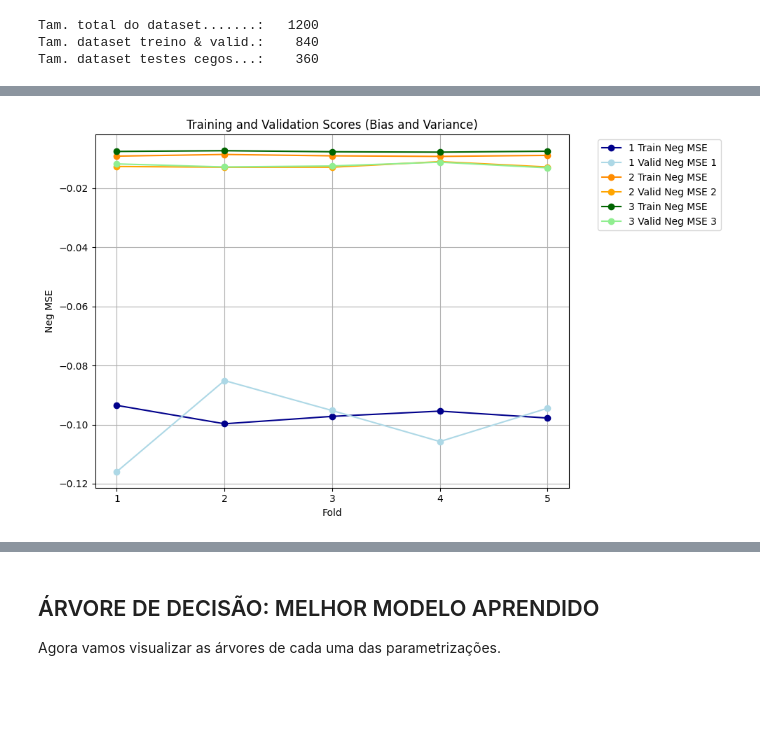
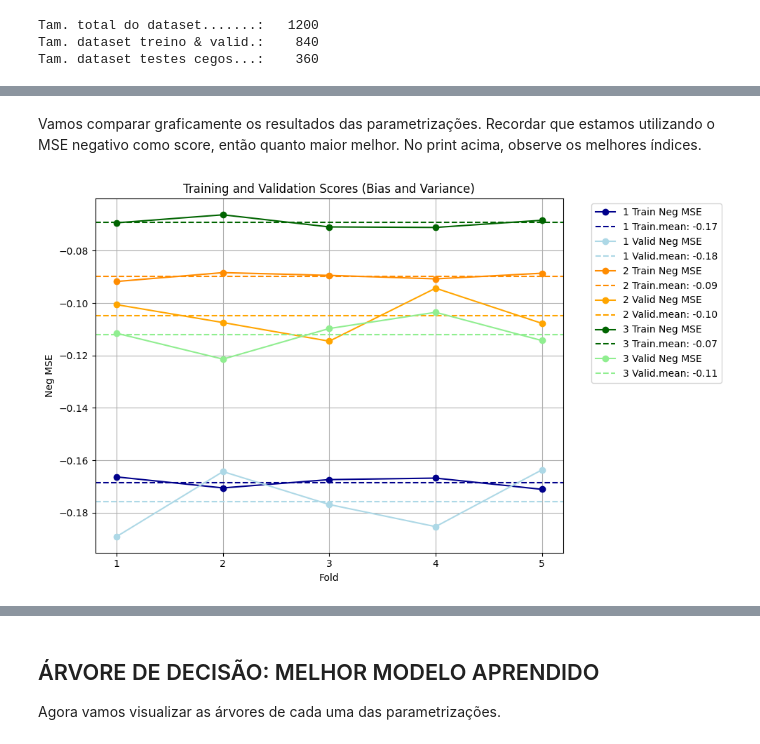
Before and after one commit to tacla/Sistemas-Inteligentes, a Jupyter notebook: CART/Regressor_Valid_Cruzada_CART.ipynb, the cells around one changed output, grey strips where cells are left out. Cells and saved outputs as stored; diff of their text form; code cells hidden in the pictures; blank space fills up the shorter version.

```diff
--- a/CART/Regressor_Valid_Cruzada_CART.ipynb
+++ b/CART/Regressor_Valid_Cruzada_CART.ipynb
@@ -23,9 +23,9 @@ import numpy as np
 import matplotlib.pyplot as plt
 
 # Gerar uma senoide
-np.random.seed(42)  # For reproducibility
-N_SAMPLES = 1200    # Number of samples
-NOISE = 0.1         # ruido
+np.random.seed(42)  # para reproduzir sempre o mesmo resultado
+N_SAMPLES = 1200    # número de amostras
+NOISE = 0.3         # ruido
 
 # X vem de uma distribuição uniforme
 X = np.random.uniform(0, 1, N_SAMPLES)
@@ -35,12 +35,15 @@ def true_fun(X):
     return np.sin(2 * np.pi * X)
 
 # Ruido: normal(mean, std_dev, samples)
-noise = np.random.normal(0, NOISE, N_SAMPLES).reshape(-1, 1)
+# noise = np.random.normal(0, NOISE, N_SAMPLES).reshape(-1, 1)
+noise = np.random.normal(0, NOISE, N_SAMPLES)
 
 # Valores de y sem ruido
 y = true_fun(X)
 
-y_noisy = y + noise.flatten()
+# flatten transfroma noise em uma estrutura unidimensional
+# y_noisy = y + noise.flatten()
+y_noisy = y + noise
 # %% [markdown]
 **(2) Plotar a função verdadeira**
 
@@ -80,12 +83,15 @@ Documentação: [train_test_split](https://scikit-learn.org/stable/modules/gener
 # %%
 from sklearn.model_selection import train_test_split
 ## Dividir o dataset em treinamento/validação e teste
-X_train, X_test, y_train, y_test = train_test_split(X, y_noisy, test_size=0.3, shuffle=True)
+X_train, X_blind_test, y_train, y_blind_test = train_test_split(X, y_noisy, test_size=0.3, shuffle=True)
 
 #\t{value}>4 tabulação a direita (reserva 4 algarismos)
 print(f"Tam. total do dataset.......:\t{len(X):>4}")
 print(f"Tam. dataset treino & valid.:\t{len(X_train):>4}")
-print(f"Tam. dataset testes cegos...:\t{len(X_test):>4}")
+print(f"Tam. dataset testes cegos...:\t{len(X_blind_test):>4}")
+
+# os dados de treinamento (as entradas X) devem estar no formato
+# []
 # %% [output]
 Tam. total do dataset.......:   1200
 Tam. dataset treino & valid.:    840
@@ -123,11 +131,11 @@ from sklearn.model_selection import cross_validate
 # Parametros
 k_folds = 5
 num_params = 3          # num de parametrizacoes a treinar
-max_depth=[2, 14, 16]
+max_depth=[2, 4, 16]
 min_samples_leaf=[0.25, 0.02, 0.01]
 
 # Vars para salvar os modelos e resultados
-best_model=[]   # armazenar o melhor modelo da 1a. e da 2a. parametrização
+best_model=[]   # armazenar o melhor modelo de cada parametrização
 model=[]        # todos os modelos de cada parametrização
 train_scores=[]
 vld_scores=[]
@@ -138,7 +146,7 @@ mse=[]
 for i in range(num_params):
   dt = DecisionTreeRegressor(max_depth=max_depth[i], min_samples_leaf=min_samples_leaf[i], random_state=42)
 
-  # cross_validate faz fit e retorna para cada fold o modelo aprendido,
+  # cross_validate faz fit (treinamento) e retorna um modelo aprendido por fold,
   # o score de treino e o de validação (ver mais abaixo)
   cv_results = cross_validate(
       dt,
@@ -148,20 +156,20 @@ for i in range(num_params):
       scoring='neg_mean_squared_error', # scikit usa negativo para manter o padrao de quanto mais alto o score, melhor o estimador
                                         # Neste caso, quanto maior o MSE (negativo), melhor será porque mede o erro.
       return_train_score=True,  # Include training scores
-      return_estimator=True    # Include trained models
+      return_estimator=True     # Include trained models
   )
 
-  # MSE de treino e validação
+  # MSE de treino e validação (erro quadrático médio, mean squared error)
   train_scores.append(cv_results['train_score'])
   vld_scores.append(cv_results['test_score'])
 
-  # Diferença absluta do MSE do treinamento e de validação
+  # Diferença absoluta do MSE do treinamento e de validação
   bias = np.abs(train_scores[i] - vld_scores[i])
 
-  # Salva o indice do menor 'vies' (diferença entre train e validação)
-  best_index.append(np.argmin(bias))
+  # Salva o indice do menor score)
+  best_index.append(np.argmax(vld_scores[i]))
 
-  # Salva o modelo que apreenta a menor diferença entre score de treinamento e validação (diferença abs)
+  # Salva o modelo que apresenta melhor score (MSE)
   best_model.append(cv_results['estimator'][best_index[i]])
 
   # Salva todos os modelos da parametrizacao
@@ -239,25 +238,27 @@ Também observar que os *scores* são aproximações do viés e da variância. O
+# %% [markdown]
+Vamos comparar graficamente os resultados das parametrizações. Recordar que estamos utilizando o MSE negativo como score, então quanto maior melhor. No print acima, observe os melhores índices.
 # %%
 plt.figure(figsize=(10, 6))
 colors = [
     ["darkblue", "lightblue"],  # Tons de azul para i=0
     ["darkorange", "orange"],  # Tons de laranja para i=1
     ["darkgreen", "lightgreen"],  # Tons de verde para i=2 (se houver mais índices)
 ]
 
 for i in range(num_params):
     plt.plot(range(1, len(train_scores[i]) + 1), train_scores[i], label=f"{i+1} Train Neg MSE", marker='o', color=colors[i][0])
-    plt.plot(range(1, len(vld_scores[i]) + 1), vld_scores[i], label=f"{i+1} Valid Neg MSE {i+1}", marker='o', color=colors[i][1])
-    #plt.axhline(train_scores[i].mean(), color=colors[i][0], linestyle='--', label=f"{i+1} Train.mean {i+1}: {train_scores[i].mean():.2f}")
-    #plt.axhline(vld_scores[i].mean(), color=colors[i][1], linestyle='--', label=f"{i+1} Valid.mean {i+1}: {vld_scores[i].mean():.2f}")
+    plt.axhline(train_scores[i].mean(), color=colors[i][0], linestyle='--', label=f"{i+1} Train.mean: {train_scores[i].mean():.2f}")
+    plt.plot(range(1, len(vld_scores[i]) + 1), vld_scores[i], label=f"{i+1} Valid Neg MSE", marker='o', color=colors[i][1])
+    plt.axhline(vld_scores[i].mean(), color=colors[i][1], linestyle='--', label=f"{i+1} Valid.mean: {vld_scores[i].mean():.2f}")
 
 # Add labels and legend
 plt.xlabel("Fold")
 plt.ylabel("Neg MSE")
 plt.title("Training and Validation Scores (Bias and Variance)")
 plt.legend(bbox_to_anchor=(1.05, 1), loc='upper left')  # Posição da legenda fora do gráfico
 plt.xticks(np.arange(1, k_folds + 1, 1))
 plt.grid()
 plt.tight_layout()  # Ajusta o layout para evitar sobreposição
 plt.show()
 # %% [output]
-[figure, old version]
+[figure, new version]
```
Also changed, not shown: parts of 17 cells of this notebook.
